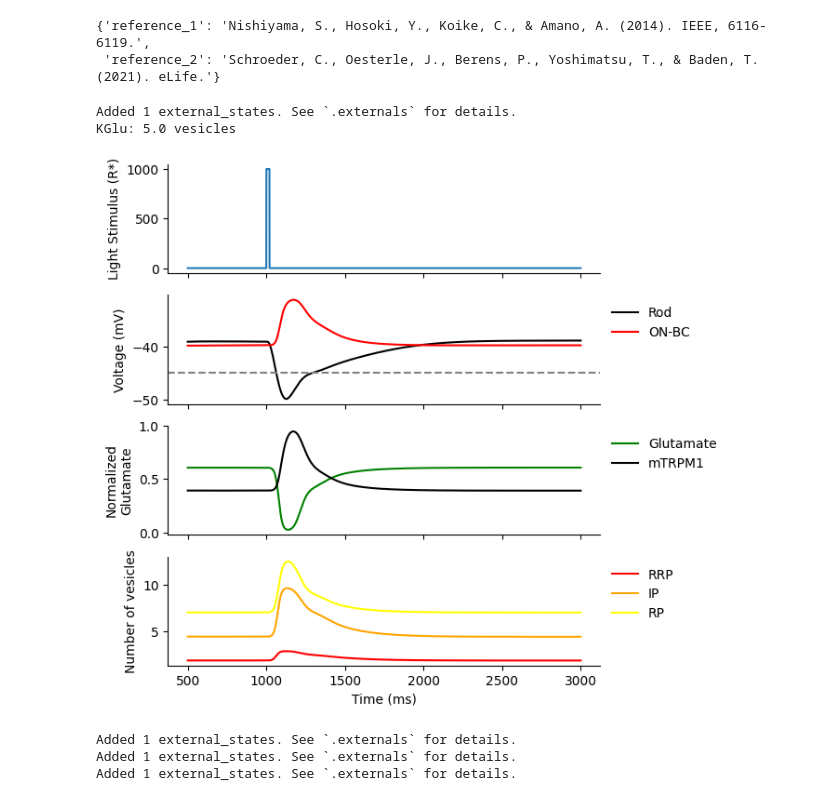
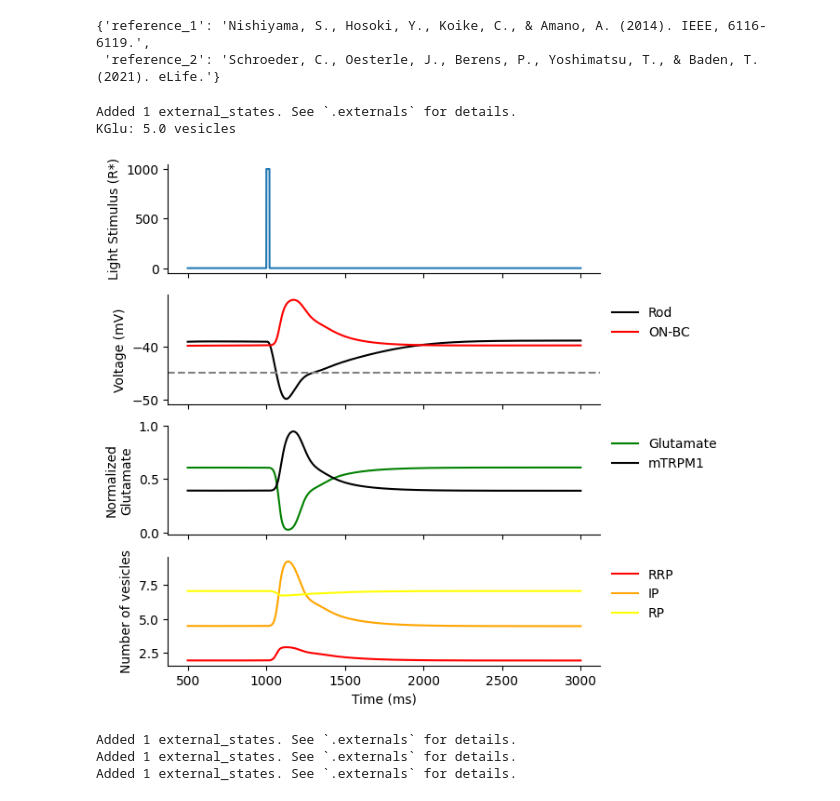
Before and after one commit to jaxleyverse/jaxley-mech, a Jupyter notebook: notebooks/synapses/ribbon_mGluR6.ipynb, the cells around one changed output. Saved outputs shown, nothing was run; the diff lists cells and outputs as text; code cells hidden in the pictures.

Commit message:
draft: add solvers for selected channels and synapses

```diff
--- a/notebooks/synapses/ribbon_mGluR6.ipynb
+++ b/notebooks/synapses/ribbon_mGluR6.ipynb
@@ -39,7 +39,7 @@ cell = jx.Cell(branch, parents=[-1])
 # Define the network and connectivity
 network = jx.Network([cell for _ in range(n_cells)])
 connect(
-    network.cell(0).branch(0).comp(0), network.cell(1).branch(0).comp(0), Ribbon_mGluR6()
+    network.cell(0).branch(0).comp(0), network.cell(1).branch(0).comp(0), Ribbon_mGluR6(solver="newton")
 )
 
 # Insert rod mechanisms
@@ -133,34 +133,34 @@ labels = ["Glutamate", "mTRPM1"]
 # Normalize the glutamate
 KGlu = network.Ribbon_mGluR6(0).view["Ribbon_mGluR6_KGlu"].values[0]
 print(f"KGlu: {KGlu} vesicles")
 ufunc = lambda v: v**2 / (v**2 + KGlu**2)
 v = v.at[2, :].apply(ufunc)
 for  i in range(2, 4):
     ax[2].plot(time, v[i, int(ramp_up/dt):-1], color=colors[i-2], label=labels[i-2])
 
 colors = ["r", "orange", "yellow"]
 labels = ["RRP", "IP", "RP"]
 for i in range(4, 7):
     ax[3].plot(time, v[i, int(ramp_up/dt):-1], color=colors[i-4], label=labels[i-4])
 
 ax[0].set_ylabel("Light Stimulus (R*)")
 
 ax[1].set_ylabel("Voltage (mV)")
 ax[1].legend(frameon=False, bbox_to_anchor=(1.0, 1.0))
 
 ax[2].set_ylabel("Normalized\nGlutamate")
 ax[2].legend(frameon=False, bbox_to_anchor=(1.0, 1.0))
 ax[2].set_yticks([0, 0.5, 1.0])
 
 ax[3].legend(frameon=False, bbox_to_anchor=(1.0, 1.0))
 ax[3].set_ylabel("Number of vesicles")
 ax[3].set_xlabel("Time (ms)")
 
 sns.despine();
 # %% [output]
 Added 1 external_states. See `.externals` for details.
 KGlu: 5.0 vesicles
-[figure, old version]
+[figure, new version]
 # %%
 fig, ax = plt.subplots(4, 1, figsize=(5, 7), sharex=True)
 ramp_up = 500 # ms
```
Also changed, not shown: parts of 1 cell of this notebook, 6 other files.
